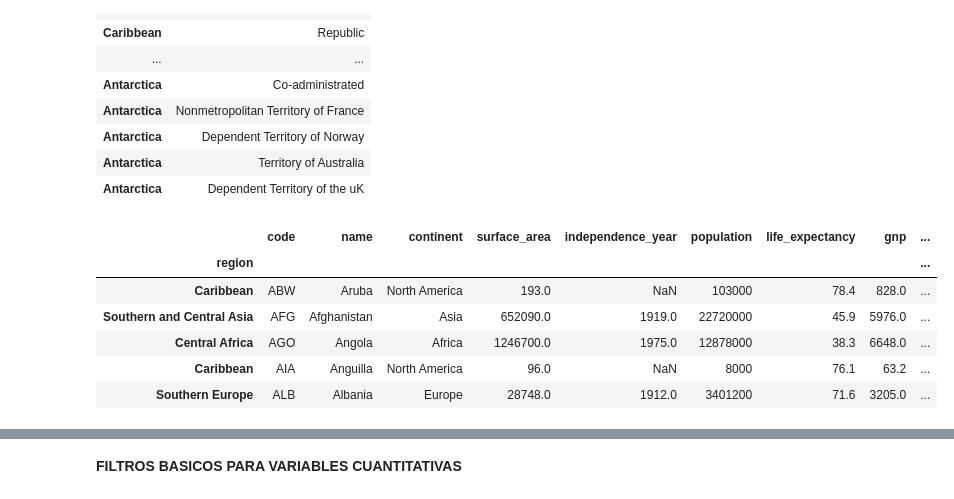
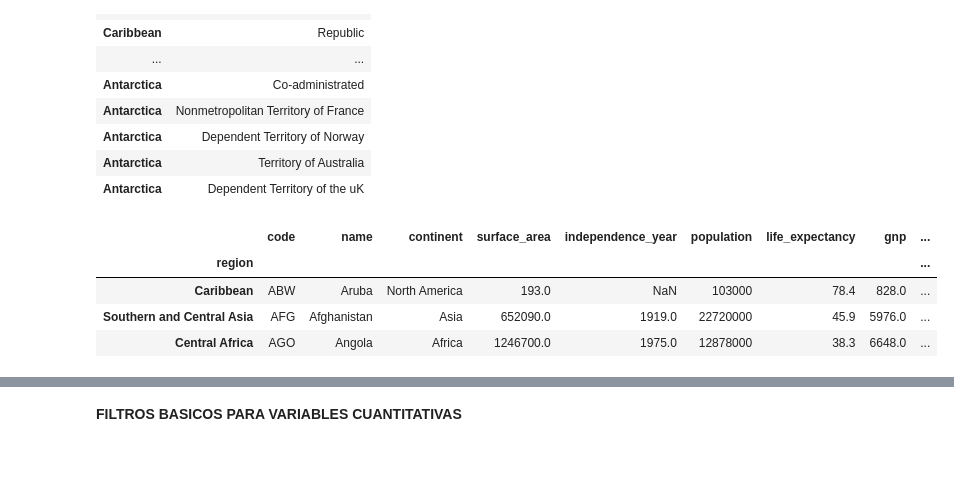
Before and after one commit to PabloGP10/Extracci-n-de-Datos, a Jupyter notebook: 1_Extracción_Datos1_1.ipynb, the cells around one changed output, grey strips where cells are left out. Drawn from its saved outputs; the diff is of its cells as text; code cells hidden in the pictures; blank space fills up the shorter version.

```diff
--- a/1_Extracción_Datos1_1.ipynb
+++ b/1_Extracción_Datos1_1.ipynb
@@ -218,13 +218,11 @@ from google.colab import files
 files.download("filtro41.csv")
 # %%
 #Filtro por cabecera
-filtro5=df.head()
+filtro5=df.head(3)
 filtro5
 # %% [output]
 |  | code | name | continent | surface_area | independence_year | population | life_expectancy | gnp | ... |
 | region |  |  |  |  |  |  |  |  | ... |
 | Caribbean | ABW | Aruba | North America | 193.0 | NaN | 103000 | 78.4 | 828.0 | ... |
 | Southern and Central Asia | AFG | Afghanistan | Asia | 652090.0 | 1919.0 | 22720000 | 45.9 | 5976.0 | ... |
 | Central Africa | AGO | Angola | Africa | 1246700.0 | 1975.0 | 12878000 | 38.3 | 6648.0 | ... |
-| Caribbean | AIA | Anguilla | North America | 96.0 | NaN | 8000 | 76.1 | 63.2 | ... |
-| Southern Europe | ALB | Albania | Europe | 28748.0 | 1912.0 | 3401200 | 71.6 | 3205.0 | ... |
```
Also changed, not shown: parts of 5 cells of this notebook.
